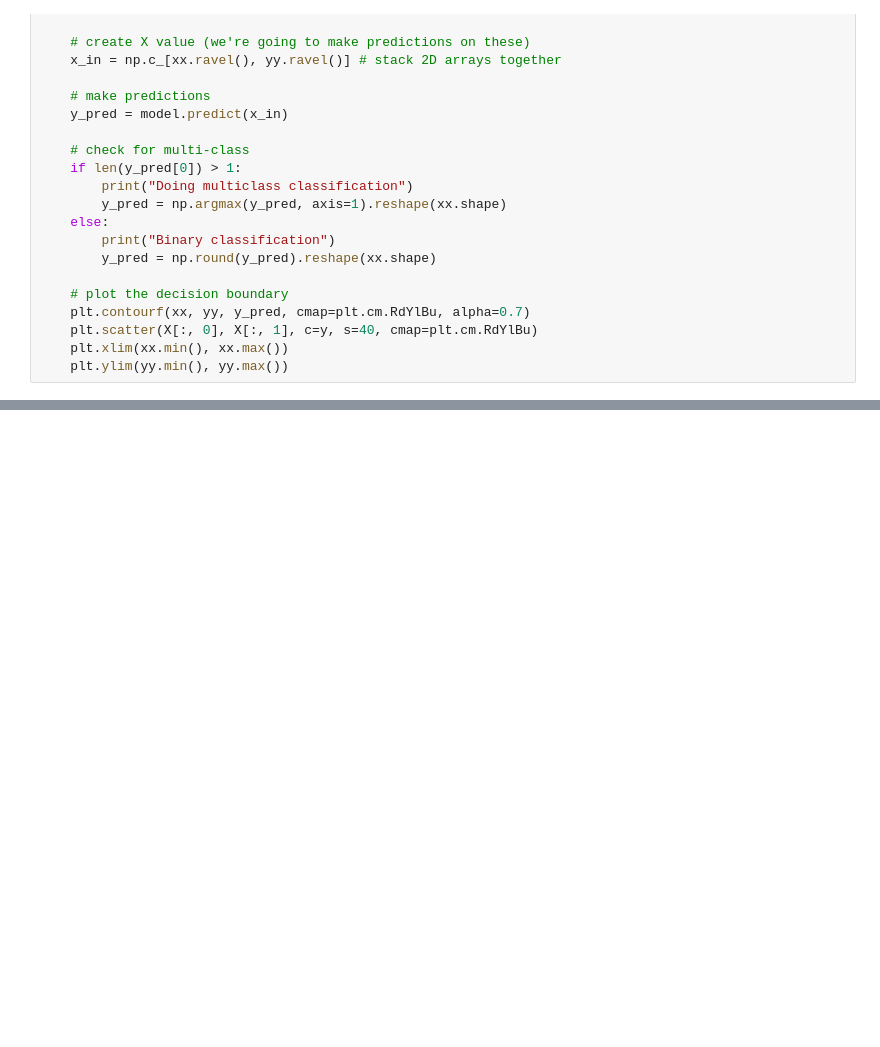
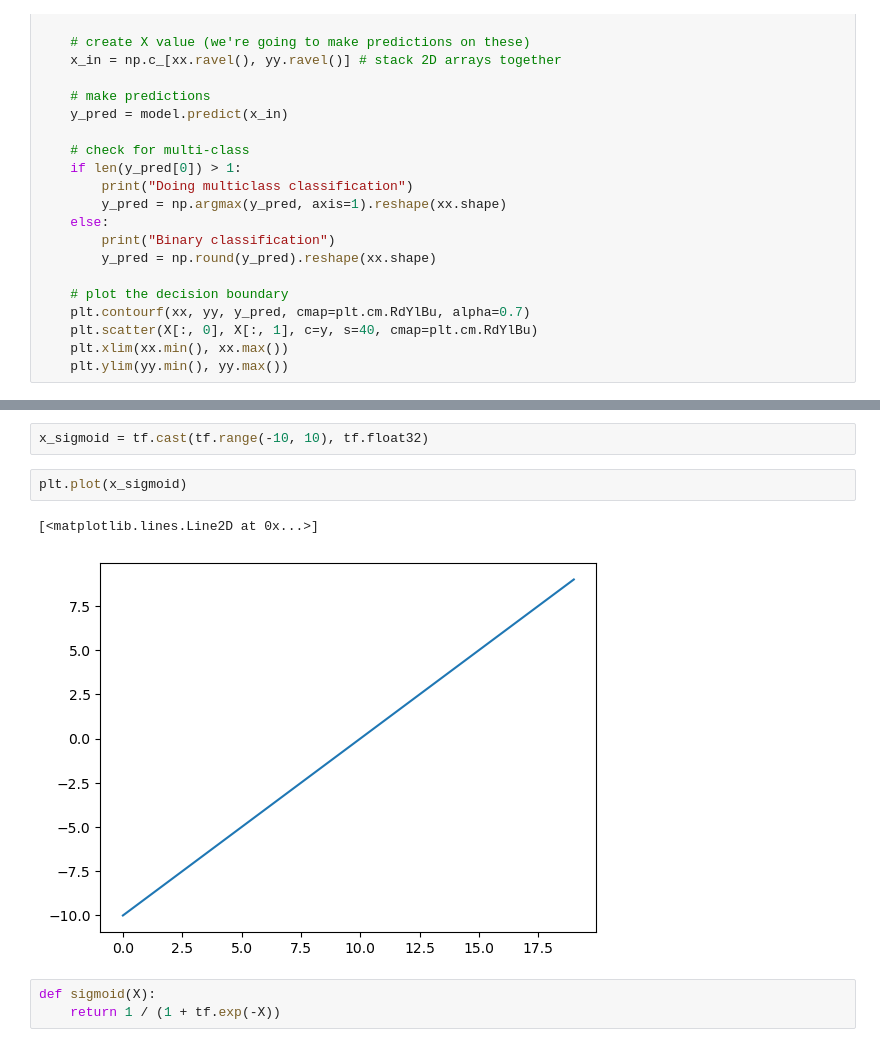
Before and after one commit to teragrammer/data-science-and-machine-learning-cheat-sheet, a Jupyter notebook: tensorflow/review/02-neural-network-classification-with-tensorflow.ipynb, the cells around one changed output, grey strips where cells are left out. Saved outputs shown, nothing was run; the diff lists cells and outputs as text; blank space fills up the shorter version.

```diff
--- a/tensorflow/review/02-neural-network-classification-with-tensorflow.ipynb
+++ b/tensorflow/review/02-neural-network-classification-with-tensorflow.ipynb
@@ -207,0 +241,10 @@ Binary classification
+# %%
+x_sigmoid = tf.cast(tf.range(-10, 10), tf.float32)
+# %%
+plt.plot(x_sigmoid)
+# %% [output]
+[<matplotlib.lines.Line2D at 0x...>]
+[figure, added]
+# %%
+def sigmoid(X):
+    return 1 / (1 + tf.exp(-X))
```
Also changed, not shown: parts of 10 cells of this notebook.
